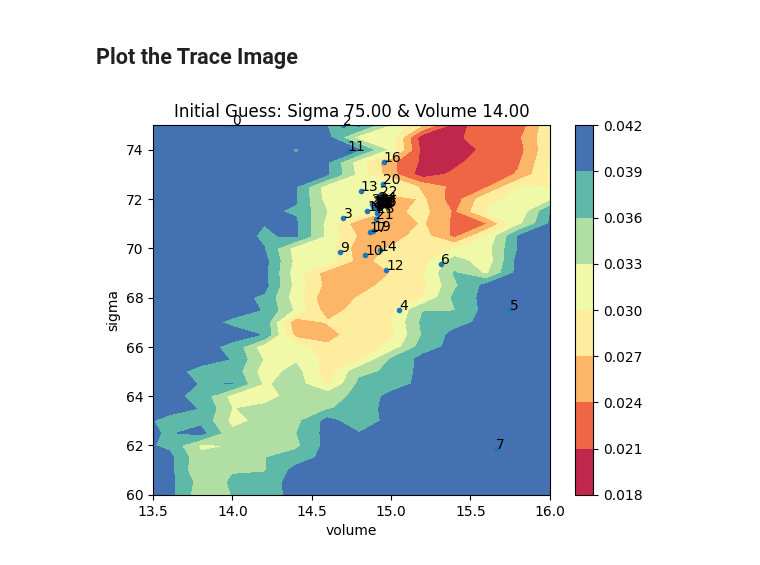
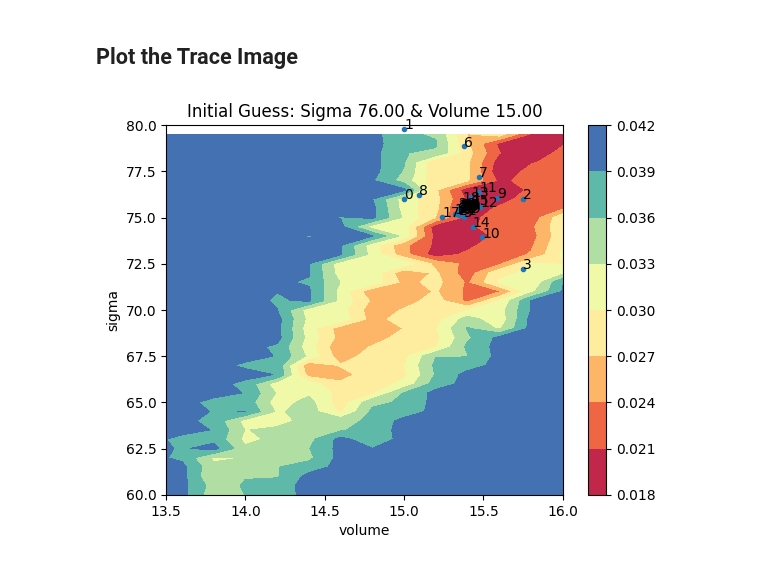
Before and after one commit to Lomolanisgo/Bayesian_PendantDrop_Tensiometry, a Jupyter notebook: optimization_v5.ipynb, the cells around one changed output. Drawn from its saved outputs; the diff is of its cells as text; code cells hidden in the pictures.

```diff
--- a/optimization_v5.ipynb
+++ b/optimization_v5.ipynb
@@ -249,9 +249,10 @@ import scipy.optimize
 # use scipy obtimaize the parameter
 opStart=time.time()
 print('Optimization Start')
-x0=np.asarray((75,14))
+x0=np.asarray((76,15))
 #sigma; v0; length_Ne,r_Ne; x,y; scaling_rate;
-res=scipy.optimize.minimize(obtimize_v5,x0,method='nelder-mead',options={'maxiter':15})
+res=scipy.optimize.minimize(obtimize_v5,x0,method='nelder-mead',options={'maxiter':15}) #SLSQP #nelder-mead
+#res=scipy.optimize.minimize(obtimize_v5,x0,method='SLSQP',options={'maxiter':15})
 opEnd=time.time()
 print('Optimize Program Running Time: ',opEnd-opStart)
 # %% [output]
@@ -309,32 +310,32 @@ dill.load_session( './GlobalGrid_s60-80-0.5_v13-17-0.2.pkl')
 # %%
 # write the value of all cost>0.1 elements in lost2d_all to 0.1
 #lost2d_part=lost2d_all+0
 #lost2d_part[lost2d_part > 0.1] = 0.1
 
 arxs=np.asarray(xs)
 x=arxs[:,0]
 y=arxs[:,1]
 z=losts
 
 fig, ax = plt.subplots()
 cs = ax.contourf(volume, sigma, grid_part, cmap=plt.get_cmap('Spectral'))
 im = ax.scatter(y,x,marker='.')
 
 
 n=np.arange(y.shape[0])
 for i,txt in enumerate(n):
     ax.annotate(txt,(y[i],x[i]))
 #添加colorbar
 cbar = fig.colorbar(cs)
 
-plt.xlabel('volume')#x轴从1到7.1
-plt.ylabel('sigma')#y轴从40到100
+plt.xlabel('volume')
+plt.ylabel('sigma')
 
 plt.xlim((13.5,16))
-plt.ylim((60,75))
+plt.ylim((60,80))
 
 plt.title('Initial Guess: Sigma %.2f & Volume %.2f'%(x0[0], x0[1]))
 
 plt.show()
 # %% [output]
-[figure, old version]
+[figure, new version]
```
Also changed, not shown: parts of 3 cells of this notebook.
